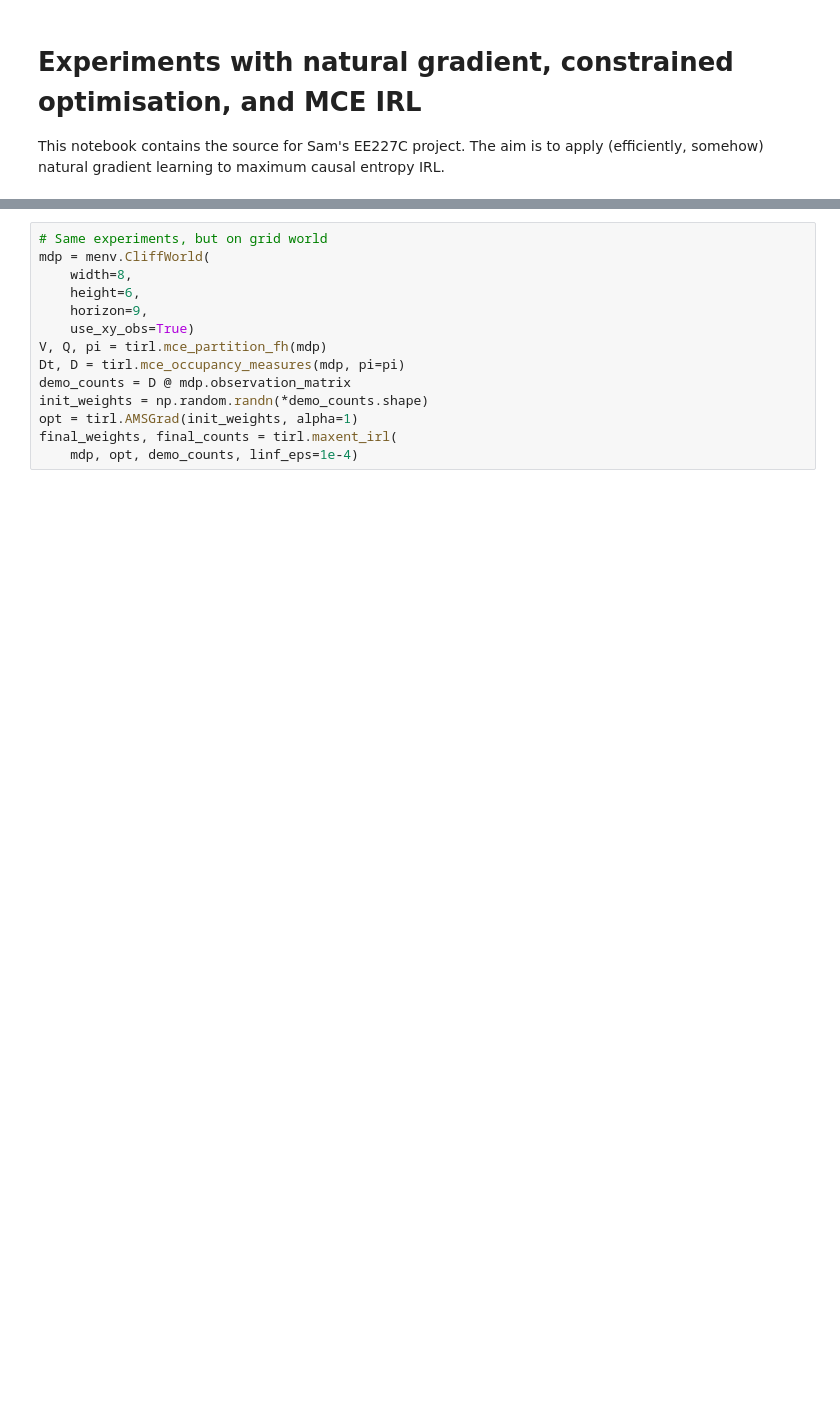
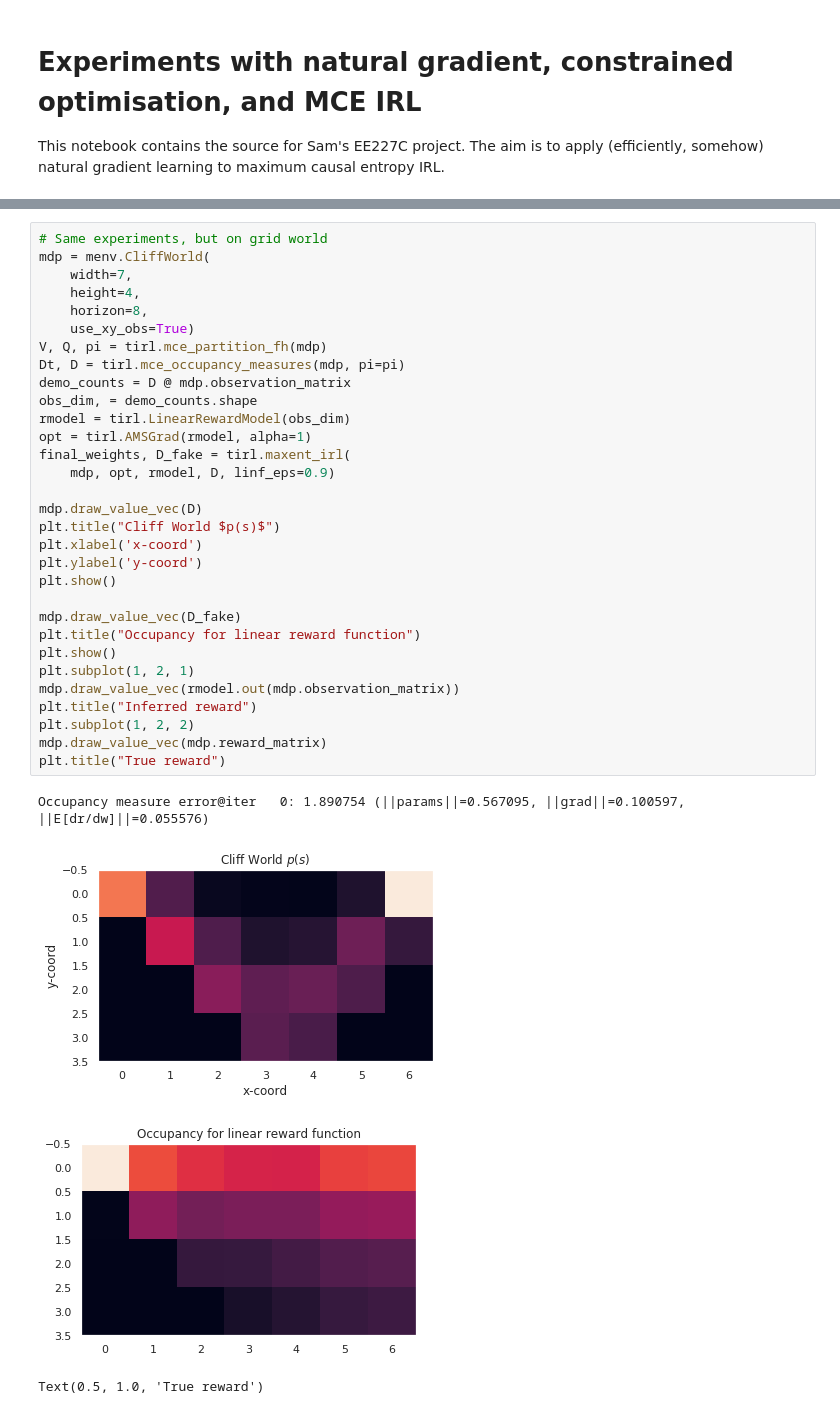
Before and after one commit to ymetz/imitation, a Jupyter notebook: notebooks/natural-mce-irl.ipynb, the cells around one changed output, grey strips where cells are left out. Cells and saved outputs as stored; diff of their text form; blank space fills up the shorter version.

```diff
--- a/notebooks/natural-mce-irl.ipynb
+++ b/notebooks/natural-mce-irl.ipynb
@@ -50,14 +90,36 @@ final_weights, final_counts = tirl.maxent_irl(
 # %%
 # Same experiments, but on grid world
 mdp = menv.CliffWorld(
-    width=8,
-    height=6,
-    horizon=9,
+    width=7,
+    height=4,
+    horizon=8,
     use_xy_obs=True)
 V, Q, pi = tirl.mce_partition_fh(mdp)
 Dt, D = tirl.mce_occupancy_measures(mdp, pi=pi)
 demo_counts = D @ mdp.observation_matrix
-init_weights = np.random.randn(*demo_counts.shape)
-opt = tirl.AMSGrad(init_weights, alpha=1)
-final_weights, final_counts = tirl.maxent_irl(
-    mdp, opt, demo_counts, linf_eps=1e-4)
+obs_dim, = demo_counts.shape
+rmodel = tirl.LinearRewardModel(obs_dim)
+opt = tirl.AMSGrad(rmodel, alpha=1)
+final_weights, D_fake = tirl.maxent_irl(
+    mdp, opt, rmodel, D, linf_eps=0.9)
+
+mdp.draw_value_vec(D)
+plt.title("Cliff World $p(s)$")
+plt.xlabel('x-coord')
+plt.ylabel('y-coord')
+plt.show()
+
+mdp.draw_value_vec(D_fake)
+plt.title("Occupancy for linear reward function")
+plt.show()
+plt.subplot(1, 2, 1)
+mdp.draw_value_vec(rmodel.out(mdp.observation_matrix))
+plt.title("Inferred reward")
+plt.subplot(1, 2, 2)
+mdp.draw_value_vec(mdp.reward_matrix)
+plt.title("True reward")
+# %% [output]
+Occupancy measure error@iter   0: 1.890754 (||params||=0.567095, ||grad||=0.100597, ||E[dr/dw]||=0.055576)
+[figure, added]
+[figure, added]
+Text(0.5, 1.0, 'True reward')
```
Also changed, not shown: parts of 18 cells of this notebook, 2 other files.
